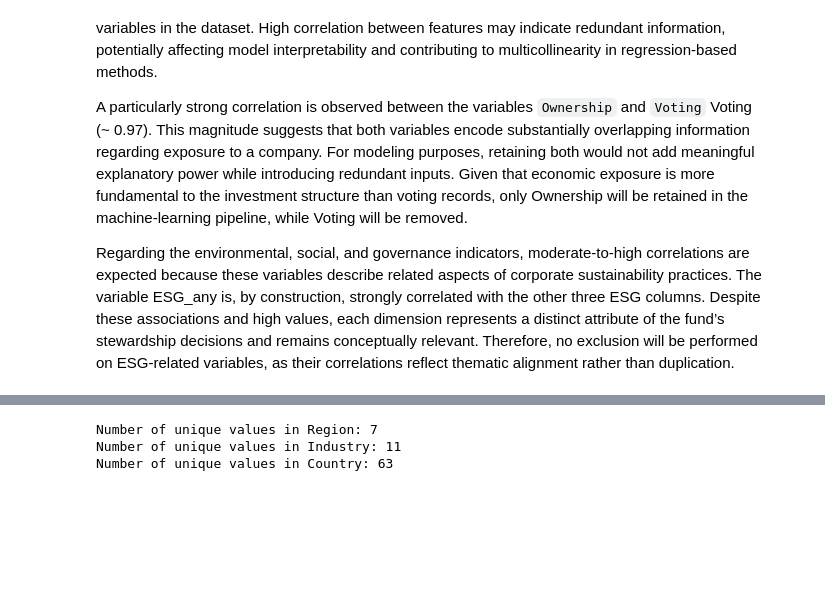
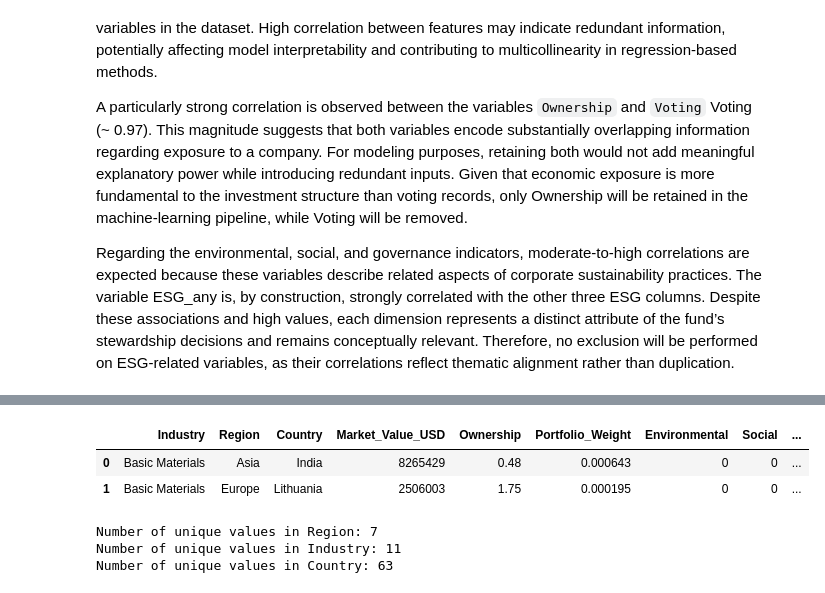
Before and after one commit to JoseBarros23/ESGDataProject_Norwegian_Pension_Fund_Global, a Jupyter notebook: esg_analysis.ipynb, the cells around one changed output, grey strips where cells are left out. Cells and saved outputs as stored; diff of their text form; code cells hidden in the pictures; blank space fills up the shorter version.

```diff
--- a/esg_analysis.ipynb
+++ b/esg_analysis.ipynb
@@ -504,3 +510,12 @@ Regarding the environmental, social, and governance indicators, moderate-to-high
+# %%
+# Eliminate Voting due to high correlation with Ownership
+ml_df.drop(columns=['Voting'], inplace=True)
+#Check
+ml_df.head(2)
+# %% [output]
+|  | Industry | Region | Country | Market_Value_USD | Ownership | Portfolio_Weight | Environmental | Social | ... |
+| 0 | Basic Materials | Asia | India | 8265429 | 0.48 | 0.000643 | 0 | 0 | ... |
+| 1 | Basic Materials | Europe | Lithuania | 2506003 | 1.75 | 0.000195 | 0 | 0 | ... |
 # %%
 # Checking unique values in categorical columns
 columns = ['Region', 'Industry', 'Country']
```
Also changed, not shown: parts of 18 cells of this notebook.
